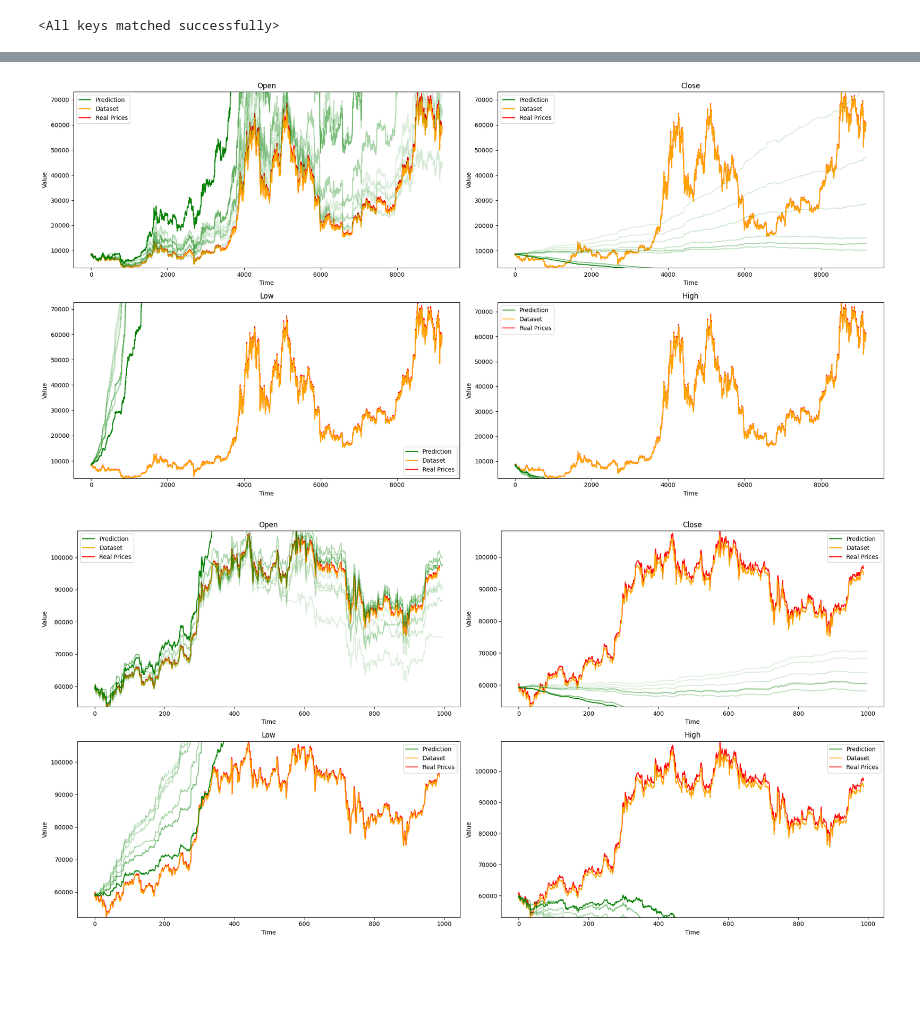
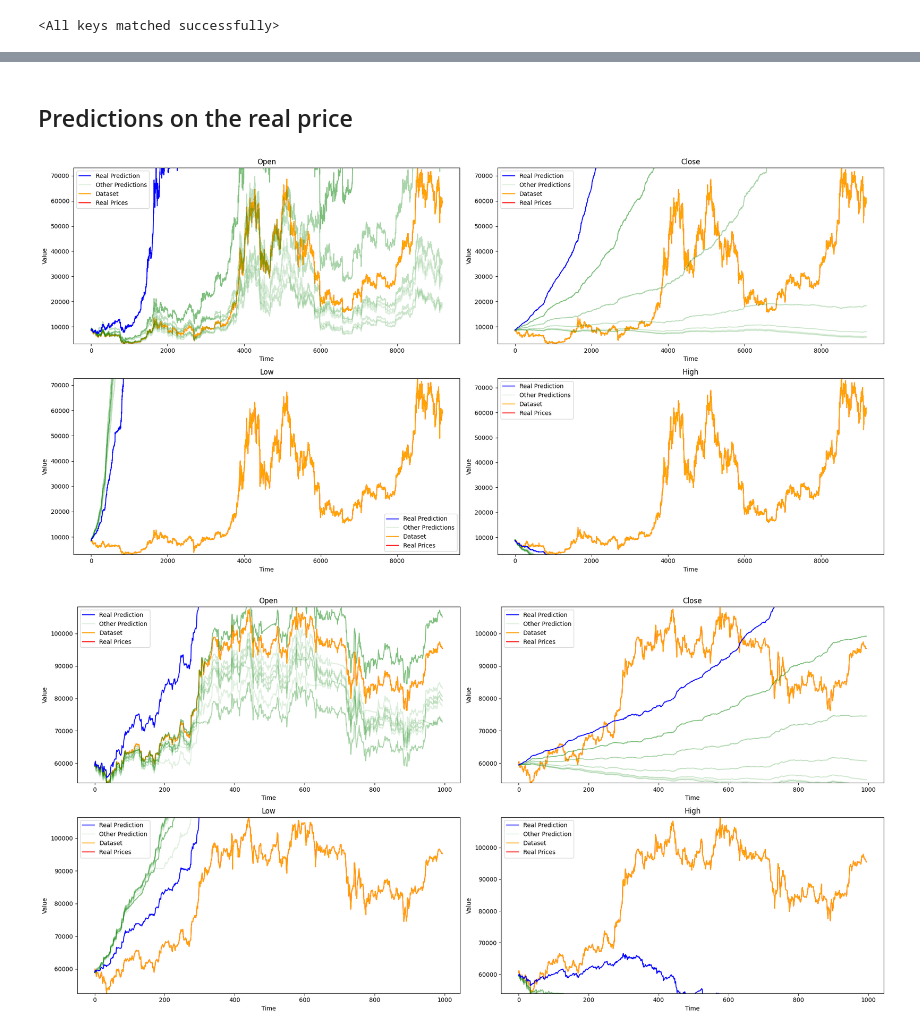
Before and after one commit to mericdemirors/CrossCurrencyPrediction, a Jupyter notebook: train_scripts/08_evaluation.ipynb, the cells around one changed output, grey strips where cells are left out. Saved outputs shown, nothing was run; the diff lists cells and outputs as text; code cells hidden in the pictures; blank space fills up the shorter version.

```diff
--- a/train_scripts/08_evaluation.ipynb
+++ b/train_scripts/08_evaluation.ipynb
@@ -118,7 +116,7 @@ tensor([[8367.0000, 8555.0000, 8361.1300, 8610.0000]], dtype=torch.float64)
 # %%
 pred_series_with_different_trusts = []
 for trust in range(8):
-    pred_series_with_different_trusts.append(torch.cat((torch.zeros(train_pred_series.shape[0], trust), train_pred_series[:,:,trust], train_pred_series[:,-1,trust:]), dim=1))
+    pred_series_with_different_trusts.append(torch.cat((torch.zeros(train_pred_series.shape[0], trust), train_pred_series[:,:-1,trust], train_pred_series[:,-1,trust:]), dim=1))
 
 feature_names = ["Open", "Close", "Low", "High"]
 plt.figure(figsize=(20, 10))
@@ -128,8 +126,11 @@ for i in range(4):
 
     ground_truth = train_learned_dataframe_crop[inference_train_dataset.coin_cols].values.T[i]
     plt.plot(ground_truth, label="Dataset", color="orange")
-    for trust, pred_series_to_plot in enumerate(pred_series_with_different_trusts):
-        plt.plot(pred_series_to_plot[i], label="Prediction", color="green", alpha=1/(trust+1))
+    for trust, pred_series_to_plot in reversed(list(enumerate(pred_series_with_different_trusts))):
+        if trust == 0:
+            plt.plot(pred_series_to_plot[i], label="Real Prediction", color="blue", alpha=1/(trust+1))
+        else:
+            plt.plot(pred_series_to_plot[i], label="Other Predictions", color="green", alpha=1/(trust+1))
 
     plt.title(f'{feature_names[i]}')
     plt.xlabel("Time")
@@ -148,7 +149,7 @@ plt.show()
 # %%
 pred_series_with_different_trusts = []
 for trust in range(8):
-    pred_series_with_different_trusts.append(torch.cat((torch.zeros(val_pred_series.shape[0], trust), val_pred_series[:,:,trust], val_pred_series[:,-1,trust:]), dim=1))
+    pred_series_with_different_trusts.append(torch.cat((torch.zeros(val_pred_series.shape[0], trust), val_pred_series[:,:-1,trust], val_pred_series[:,-1,trust:]), dim=1))
 
 feature_names = ["Open", "Close", "Low", "High"]
 plt.figure(figsize=(20, 10))
@@ -158,8 +159,11 @@ for i in range(4):
 
     ground_truth = val_learned_dataframe_crop[inference_val_dataset.coin_cols].values.T[i]
     plt.plot(ground_truth, label="Dataset", color="orange")
-    for trust, pred_series_to_plot in enumerate(pred_series_with_different_trusts):
-        plt.plot(pred_series_to_plot[i], label="Prediction", color="green", alpha=1/(trust+1))
+    for trust, pred_series_to_plot in reversed(list(enumerate(pred_series_with_different_trusts))):
+        if trust == 0:
+            plt.plot(pred_series_to_plot[i], label="Real Prediction", color="blue", alpha=1/(trust+1))
+        else:
+            plt.plot(pred_series_to_plot[i], label="Other Predictions", color="green", alpha=1/(trust+1))
 
     plt.title(f'{feature_names[i]}')
     plt.xlabel("Time")
@@ -178,9 +250,11 @@ plt.show()
+# %% [markdown]
+## Predictions on the real price
 # %%
-rescaled_target_series_to_plot = inference_val_dataset.rescale_to_real_price(train_learned_dataframe_crop[inference_val_dataset.coin_cols].values, initial_prices).T
+rescaled_target_series_to_plot = inference_val_dataset.rescale_to_real_price(train_learned_dataframe_crop[inference_val_dataset.coin_cols].values, train_initial_prices).T
 
 pred_series_with_different_trusts = []
 for trust in range(8):
-    pred_series_with_different_trusts.append(torch.cat((torch.zeros(train_pred_series.shape[0], trust), train_pred_series[:,:,trust], train_pred_series[:,-1,trust:]), dim=1))
+    pred_series_with_different_trusts.append(torch.cat((torch.zeros(train_pred_series.shape[0], trust), train_pred_series[:,:-1,trust], train_pred_series[:,-1,trust:]), dim=1))
 
 feature_names = ["Open", "Close", "Low", "High"]
 plt.figure(figsize=(20, 10))
@@ -193,9 +267,12 @@ for i in range(4):
 
     ground_truth = rescaled_target_series_to_plot[i]
     plt.plot(ground_truth, label="Dataset", color="orange")
-    for trust, pred_series_to_plot in enumerate(pred_series_with_different_trusts):
-        rescaled_pred_series_to_plot = inference_val_dataset.rescale_to_real_price(pred_series_to_plot.T, initial_prices).T
-        plt.plot(rescaled_pred_series_to_plot[i], label="Prediction", color="green", alpha=1/(trust+1))
+    for trust, pred_series_to_plot in reversed(list(enumerate(pred_series_with_different_trusts))):
+        rescaled_pred_series_to_plot = inference_val_dataset.rescale_to_real_price(pred_series_to_plot.T, train_initial_prices).T
+        if trust == 0:
+            plt.plot(rescaled_pred_series_to_plot[i], label="Real Prediction", color="blue", alpha=1/(trust+1))
+        else:
+            plt.plot(rescaled_pred_series_to_plot[i], label="Other Predictions", color="green", alpha=1/(trust+1))
 
     plt.title(f'{feature_names[i]}')
     plt.xlabel("Time")
@@ -210,40 +287,43 @@ for i in range(4):
 plt.tight_layout()
 plt.show()
 # %% [output]
-[figure, old version]
+[figure, new version]
 # %%
-rescaled_target_series_to_plot = inference_val_dataset.rescale_to_real_price(val_learned_dataframe_crop[inference_val_dataset.coin_cols].values, initial_prices).T
+rescaled_target_series_to_plot = inference_val_dataset.rescale_to_real_price(val_learned_dataframe_crop[inference_val_dataset.coin_cols].values, val_initial_prices).T
 
 pred_series_with_different_trusts = []
 for trust in range(8):
-    pred_series_with_different_trusts.append(torch.cat((torch.zeros(val_pred_series.shape[0], trust), val_pred_series[:,:,trust], val_pred_series[:,-1,trust:]), dim=1))
+    pred_series_with_different_trusts.append(torch.cat((torch.zeros(val_pred_series.shape[0], trust), val_pred_series[:,:-1,trust], val_pred_series[:,-1,trust:]), dim=1))
 
 feature_names = ["Open", "Close", "Low", "High"]
 plt.figure(figsize=(20, 10))
 
 for i in range(4):
     plt.subplot(2, 2, i + 1)
 
     real_prices = val_df_preds[inference_val_dataset.coin_cols].values.T[i]
     plt.plot(real_prices, label="Real Prices", color="red")
 
     ground_truth = rescaled_target_series_to_plot[i]
     plt.plot(ground_truth, label="Dataset", color="orange")
-    for trust, pred_series_to_plot in enumerate(pred_series_with_different_trusts):
-        rescaled_pred_series_to_plot = inference_val_dataset.rescale_to_real_price(pred_series_to_plot.T, initial_prices).T
-        plt.plot(rescaled_pred_series_to_plot[i], label="Prediction", color="green", alpha=1/(trust+1))
+    for trust, pred_series_to_plot in reversed(list(enumerate(pred_series_with_different_trusts))):
+        rescaled_pred_series_to_plot = inference_val_dataset.rescale_to_real_price(pred_series_to_plot.T, val_initial_prices).T
+        if trust == 0:
+            plt.plot(rescaled_pred_series_to_plot[i], label="Real Prediction", color="blue", alpha=1/(trust+1))
+        else:
+            plt.plot(rescaled_pred_series_to_plot[i], label="Other Prediction", color="green", alpha=1/(trust+1))
 
     plt.title(f'{feature_names[i]}')
     plt.xlabel("Time")
     plt.ylabel("Value")
     plt.ylim(min(ground_truth.min(), real_prices.min()), max(ground_truth.max(), real_prices.max()))
     plt.legend()
 
     handles, labels = plt.gca().get_legend_handles_labels()
     by_label = OrderedDict(zip(reversed(labels), reversed(handles)))
     plt.legend(by_label.values(), by_label.keys())
 
 plt.tight_layout()
 plt.show()
 # %% [output]
-[figure, old version]
+[figure, new version]
```
Also changed, not shown: parts of 13 cells of this notebook, 4 other files.
